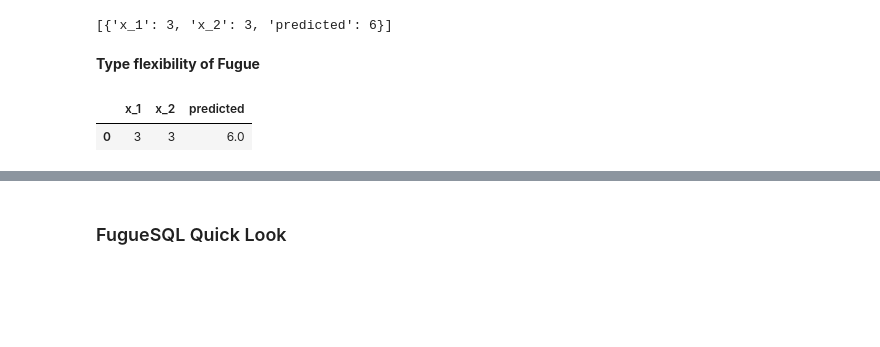
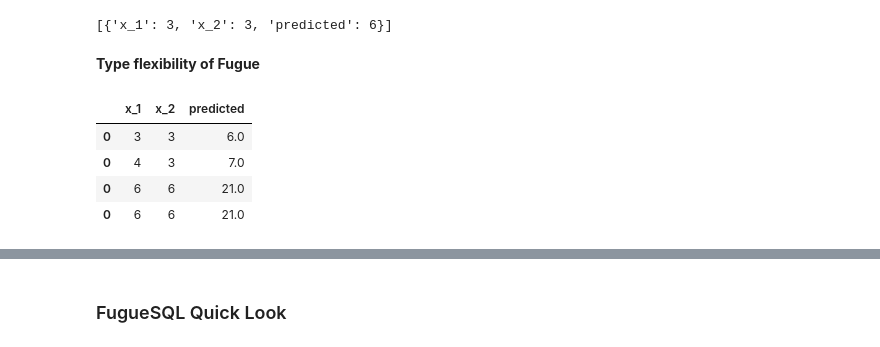
Before and after one commit to kvnkho/demos, a Jupyter notebook: fugue/demo/Fugue Demo.ipynb, the cells around one changed output, grey strips where cells are left out. Cells and saved outputs as stored; diff of their text form; code cells hidden in the pictures; blank space fills up the shorter version.

```diff
--- a/fugue/demo/Fugue Demo.ipynb
+++ b/fugue/demo/Fugue Demo.ipynb
@@ -204,15 +205,18 @@ predict_row([{"x_1": 3, "x_2":3}], reg)
 # %%
 result = transform(
     input_df.copy(),
     predict_row,
     schema="*,predicted:double",
     params=dict(model=reg),
     engine="dask"
 )
-result.head()
+result.compute().head()
 # %% [output]
 |  | x_1 | x_2 | predicted |
 | 0 | 3 | 3 | 6.0 |
+| 0 | 4 | 3 | 7.0 |
+| 0 | 6 | 6 | 21.0 |
+| 0 | 6 | 6 | 21.0 |
 # %%
 result = transform(
     input_df,
```
Also changed, not shown: parts of 47 cells of this notebook, 19 other files.
